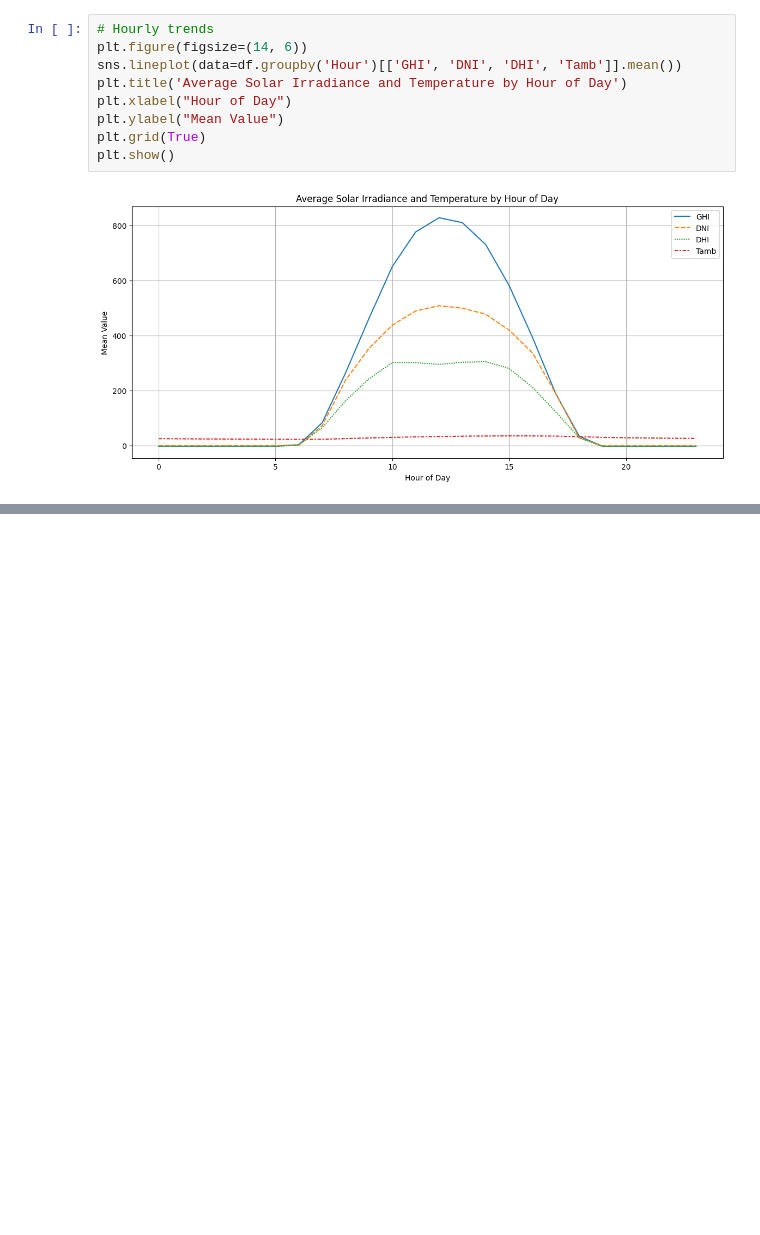
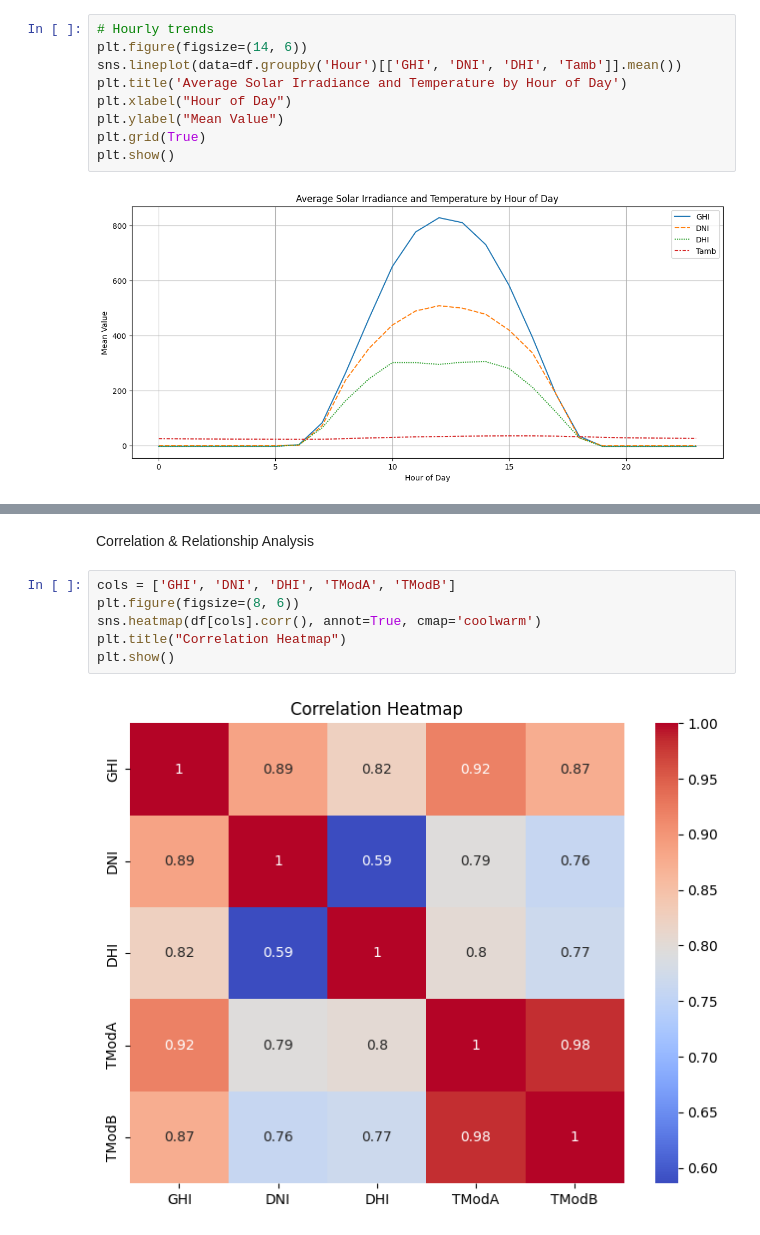
Before and after one commit to sami4Teferi/solar-farm-data-analysis, a Jupyter notebook: notebooks/time_series_anaysis.ipynb, the cells around one changed output, grey strips where cells are left out. Cells and saved outputs as stored; diff of their text form; blank space fills up the shorter version.

```diff
--- a/notebooks/time_series_anaysis.ipynb
+++ b/notebooks/time_series_anaysis.ipynb
@@ -66,0 +84,10 @@ plt.show()
+# %% [markdown]
+Correlation & Relationship Analysis
+# %%
+cols = ['GHI', 'DNI', 'DHI', 'TModA', 'TModB']
+plt.figure(figsize=(8, 6))
+sns.heatmap(df[cols].corr(), annot=True, cmap='coolwarm')
+plt.title("Correlation Heatmap")
+plt.show()
+# %% [output]
+[figure, added]
```
Also changed, not shown: parts of 12 cells of this notebook, 1 other file.
